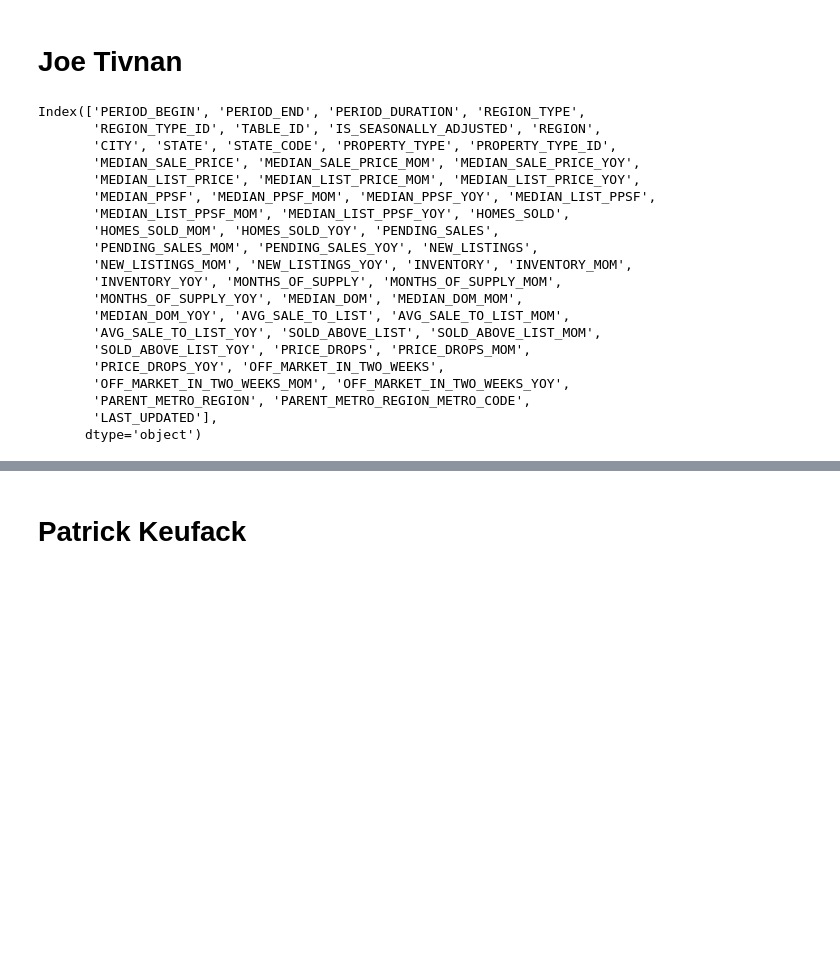
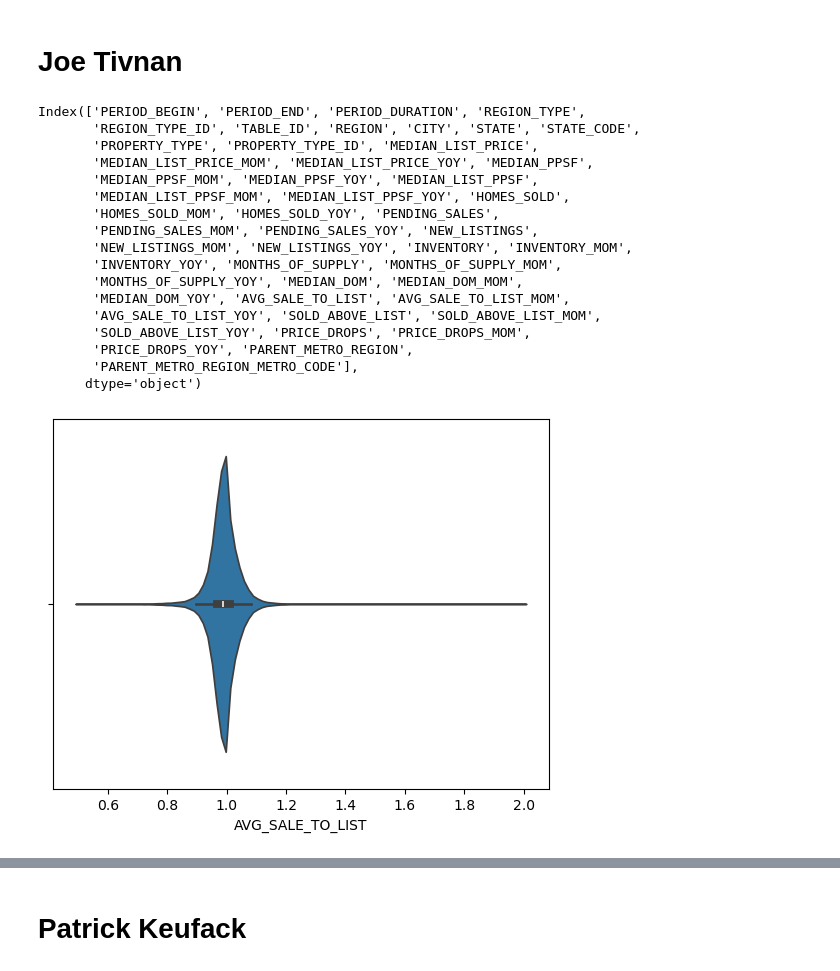
Before and after one commit to tivnanjatwit/Housing-LR, a Jupyter notebook: DATA3010_Project.ipynb, the cells around one changed output, grey strips where cells are left out. Cells and saved outputs as stored; diff of their text form; code cells hidden in the pictures; blank space fills up the shorter version.

```diff
--- a/DATA3010_Project.ipynb
+++ b/DATA3010_Project.ipynb
@@ -41,29 +41,6 @@ Crime2015 = pd.read_csv(r"Data/Number of Crimes by Offense Type_2015.csv", skipr
 # David Arzumanyan
 # %% [markdown]
 # Joe Tivnan
-# %%
-print(marketData.columns)
-# %% [output]
-Index(['PERIOD_BEGIN', 'PERIOD_END', 'PERIOD_DURATION', 'REGION_TYPE',
-       'REGION_TYPE_ID', 'TABLE_ID', 'IS_SEASONALLY_ADJUSTED', 'REGION',
-       'CITY', 'STATE', 'STATE_CODE', 'PROPERTY_TYPE', 'PROPERTY_TYPE_ID',
-       'MEDIAN_SALE_PRICE', 'MEDIAN_SALE_PRICE_MOM', 'MEDIAN_SALE_PRICE_YOY',
-       'MEDIAN_LIST_PRICE', 'MEDIAN_LIST_PRICE_MOM', 'MEDIAN_LIST_PRICE_YOY',
-       'MEDIAN_PPSF', 'MEDIAN_PPSF_MOM', 'MEDIAN_PPSF_YOY', 'MEDIAN_LIST_PPSF',
-       'MEDIAN_LIST_PPSF_MOM', 'MEDIAN_LIST_PPSF_YOY', 'HOMES_SOLD',
-       'HOMES_SOLD_MOM', 'HOMES_SOLD_YOY', 'PENDING_SALES',
-       'PENDING_SALES_MOM', 'PENDING_SALES_YOY', 'NEW_LISTINGS',
-       'NEW_LISTINGS_MOM', 'NEW_LISTINGS_YOY', 'INVENTORY', 'INVENTORY_MOM',
-       'INVENTORY_YOY', 'MONTHS_OF_SUPPLY', 'MONTHS_OF_SUPPLY_MOM',
-       'MONTHS_OF_SUPPLY_YOY', 'MEDIAN_DOM', 'MEDIAN_DOM_MOM',
-       'MEDIAN_DOM_YOY', 'AVG_SALE_TO_LIST', 'AVG_SALE_TO_LIST_MOM',
-       'AVG_SALE_TO_LIST_YOY', 'SOLD_ABOVE_LIST', 'SOLD_ABOVE_LIST_MOM',
-       'SOLD_ABOVE_LIST_YOY', 'PRICE_DROPS', 'PRICE_DROPS_MOM',
-       'PRICE_DROPS_YOY', 'OFF_MARKET_IN_TWO_WEEKS',
-       'OFF_MARKET_IN_TWO_WEEKS_MOM', 'OFF_MARKET_IN_TWO_WEEKS_YOY',
-       'PARENT_METRO_REGION', 'PARENT_METRO_REGION_METRO_CODE',
-       'LAST_UPDATED'],
-      dtype='object')
 # %%
 
 # take the merketData and remove the 'IS_SEASONALLY_ADJUSTED' column
@@ -79,3 +56,48 @@ slim_marketData = marketData.drop(columns=['IS_SEASONALLY_ADJUSTED',
 
 # download the slim_marketData
 slim_marketData.to_csv("Data/slim_massachusetts_market_data.csv", index=False)
+# %%
+display(marketData.columns)
+
+# create a violin plot to show the distribution of prices in the market data
+import seaborn as sns
+import matplotlib.pyplot as plt
+sns.violinplot(x=marketData['AVG_SALE_TO_LIST'])
+
+# find the mean and standard distribution of the AVG_SALE_TO_LIST
+mean = marketData['AVG_SALE_TO_LIST'].mean()
+std = marketData['AVG_SALE_TO_LIST'].std()
+
+# plot the distribution of the AVG_SALE_TO_LIST with the mean and standard distribution
+plt.figure(figsize=(10,6))
+sns.histplot(marketData['AVG_SALE_TO_LIST'], kde=True)
+plt.axvline(mean, color='r', linestyle='--')
+plt.axvline(mean + std, color='g', linestyle='--')
+plt.axvline(mean - std, color='g', linestyle='--')
+plt.title('Distribution of AVG_SALE_TO_LIST')
+plt.xlabel('AVG_SALE_TO_LIST')
+plt.ylabel('Frequency')
+
+# add a legend to the plot
+plt.legend({'Mean':mean,'Standard Deviation':std})
+
+plt.show()
+# %% [output]
+Index(['PERIOD_BEGIN', 'PERIOD_END', 'PERIOD_DURATION', 'REGION_TYPE',
+       'REGION_TYPE_ID', 'TABLE_ID', 'REGION', 'CITY', 'STATE', 'STATE_CODE',
+       'PROPERTY_TYPE', 'PROPERTY_TYPE_ID', 'MEDIAN_LIST_PRICE',
+       'MEDIAN_LIST_PRICE_MOM', 'MEDIAN_LIST_PRICE_YOY', 'MEDIAN_PPSF',
+       'MEDIAN_PPSF_MOM', 'MEDIAN_PPSF_YOY', 'MEDIAN_LIST_PPSF',
+       'MEDIAN_LIST_PPSF_MOM', 'MEDIAN_LIST_PPSF_YOY', 'HOMES_SOLD',
+       'HOMES_SOLD_MOM', 'HOMES_SOLD_YOY', 'PENDING_SALES',
+       'PENDING_SALES_MOM', 'PENDING_SALES_YOY', 'NEW_LISTINGS',
+       'NEW_LISTINGS_MOM', 'NEW_LISTINGS_YOY', 'INVENTORY', 'INVENTORY_MOM',
+       'INVENTORY_YOY', 'MONTHS_OF_SUPPLY', 'MONTHS_OF_SUPPLY_MOM',
+       'MONTHS_OF_SUPPLY_YOY', 'MEDIAN_DOM', 'MEDIAN_DOM_MOM',
+       'MEDIAN_DOM_YOY', 'AVG_SALE_TO_LIST', 'AVG_SALE_TO_LIST_MOM',
+       'AVG_SALE_TO_LIST_YOY', 'SOLD_ABOVE_LIST', 'SOLD_ABOVE_LIST_MOM',
+       'SOLD_ABOVE_LIST_YOY', 'PRICE_DROPS', 'PRICE_DROPS_MOM',
+       'PRICE_DROPS_YOY', 'PARENT_METRO_REGION',
+       'PARENT_METRO_REGION_METRO_CODE'],
+      dtype='object')
+[figure, added]
```
Also changed, not shown: parts of 2 cells of this notebook.
